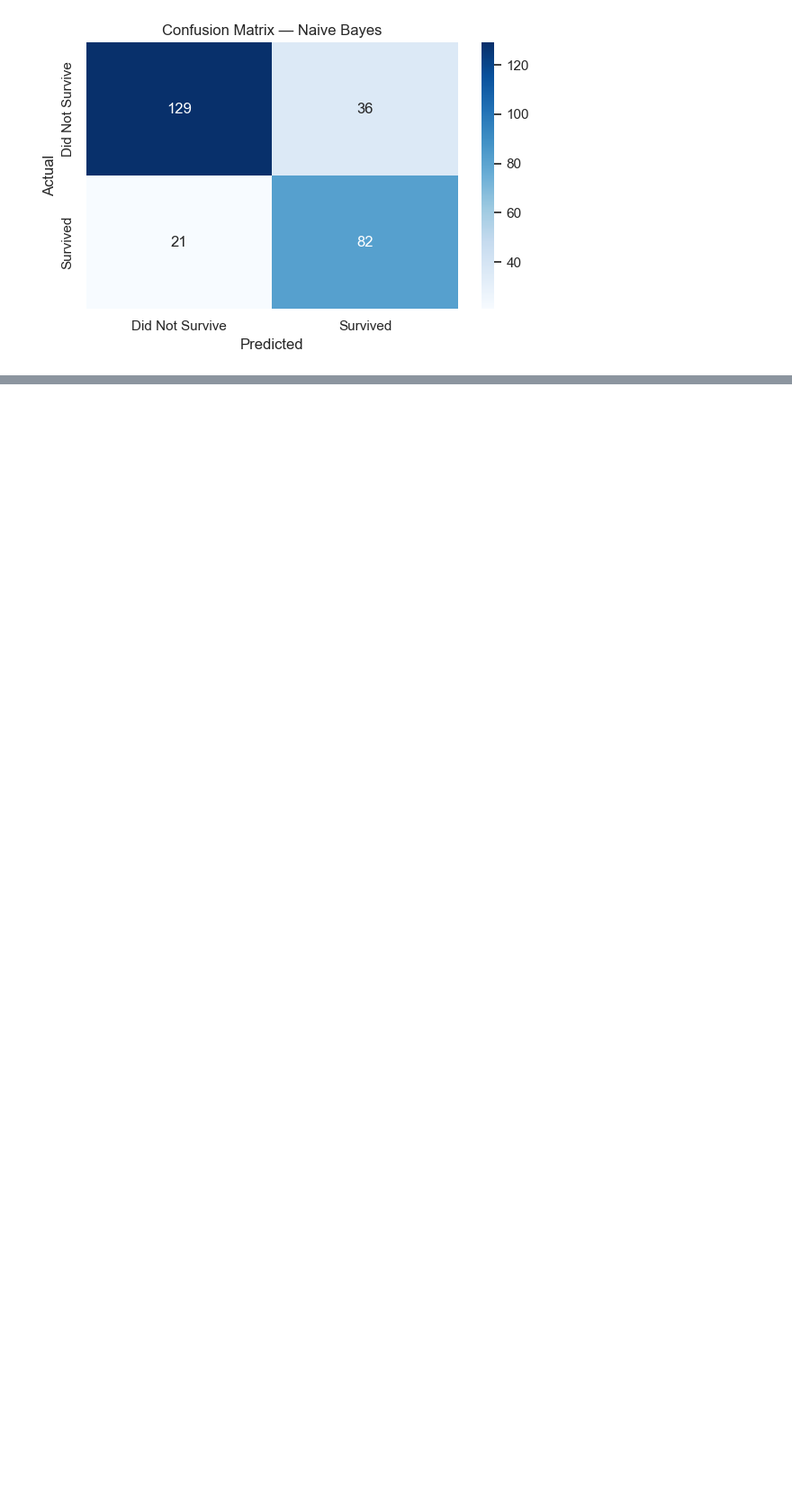
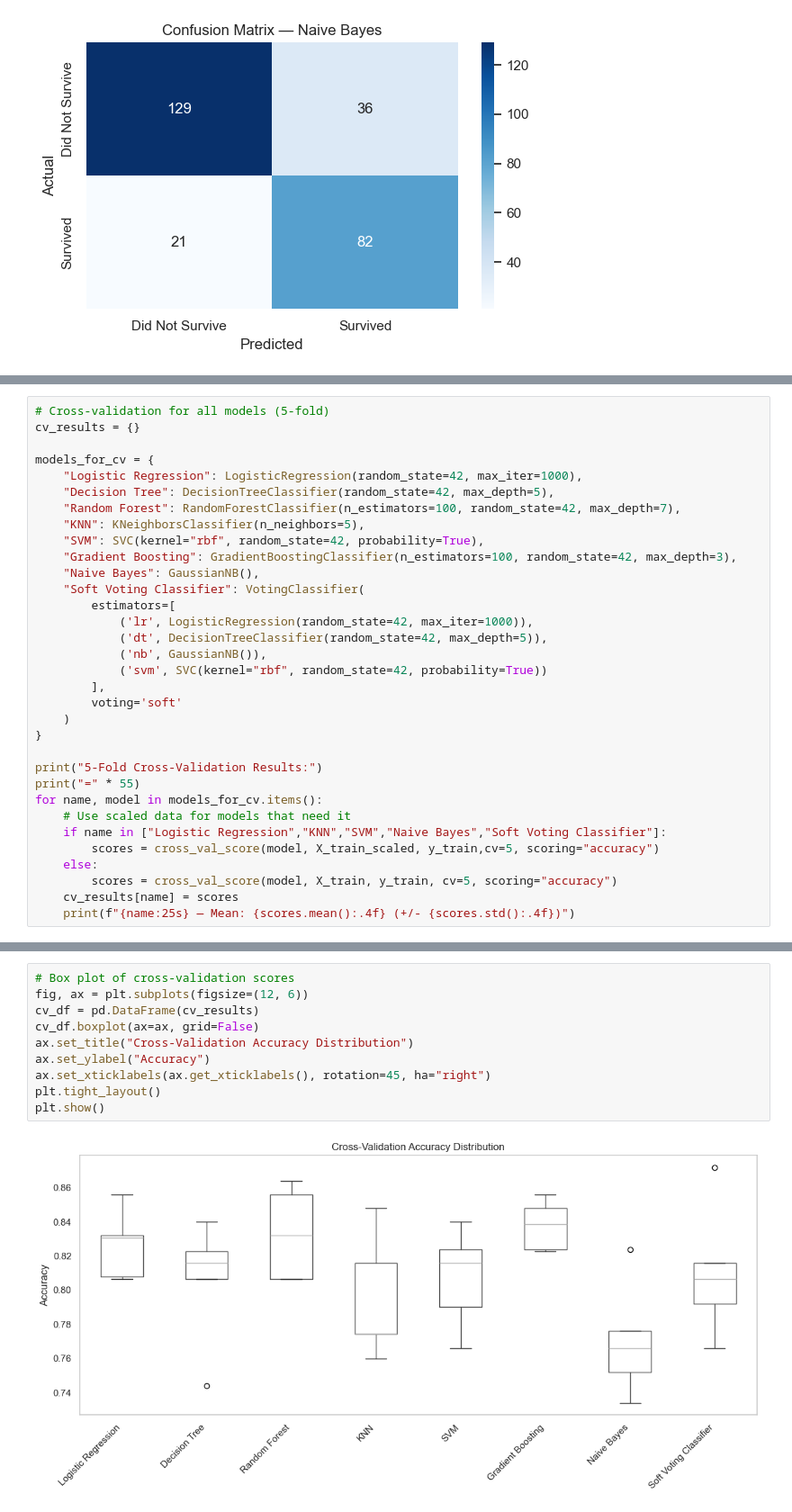
Before and after one commit to prerak2005/ML_PROJECTS, a Jupyter notebook: level_1_fundamental/titanic_survival_project/03_model_building.ipynb, the cells around one changed output, grey strips where cells are left out. Shown at 90% size. Drawn from its saved outputs; the diff is of its cells as text; blank space fills up the shorter version.

```diff
--- a/level_1_fundamental/titanic_survival_project/03_model_building.ipynb
+++ b/level_1_fundamental/titanic_survival_project/03_model_building.ipynb
@@ -395,0 +484,33 @@ weighted avg       0.80      0.79      0.79       268
+# %%
+# Cross-validation for all models (5-fold)
+cv_results = {}
+
+models_for_cv = {
+    "Logistic Regression": LogisticRegression(random_state=42, max_iter=1000),
+    "Decision Tree": DecisionTreeClassifier(random_state=42, max_depth=5),
+    "Random Forest": RandomForestClassifier(n_estimators=100, random_state=42, max_depth=7),
+    "KNN": KNeighborsClassifier(n_neighbors=5),
+    "SVM": SVC(kernel="rbf", random_state=42, probability=True),
+    "Gradient Boosting": GradientBoostingClassifier(n_estimators=100, random_state=42, max_depth=3),
+    "Naive Bayes": GaussianNB(),
+    "Soft Voting Classifier": VotingClassifier(
+        estimators=[
+            ('lr', LogisticRegression(random_state=42, max_iter=1000)),
+            ('dt', DecisionTreeClassifier(random_state=42, max_depth=5)),
+            ('nb', GaussianNB()),
+            ('svm', SVC(kernel="rbf", random_state=42, probability=True))
+        ],
+        voting='soft'
+    )
+}
+
+print("5-Fold Cross-Validation Results:")
+print("=" * 55)
+for name, model in models_for_cv.items():
+    # Use scaled data for models that need it
+    if name in ["Logistic Regression","KNN","SVM","Naive Bayes","Soft Voting Classifier"]:
+        scores = cross_val_score(model, X_train_scaled, y_train,cv=5, scoring="accuracy")
+    else:
+        scores = cross_val_score(model, X_train, y_train, cv=5, scoring="accuracy")
+    cv_results[name] = scores
+    print(f"{name:25s} — Mean: {scores.mean():.4f} (+/- {scores.std():.4f})")
@@ -395,0 +528,12 @@ weighted avg       0.80      0.79      0.79       268
+# %%
+# Box plot of cross-validation scores
+fig, ax = plt.subplots(figsize=(12, 6))
+cv_df = pd.DataFrame(cv_results)
+cv_df.boxplot(ax=ax, grid=False)
+ax.set_title("Cross-Validation Accuracy Distribution")
+ax.set_ylabel("Accuracy")
+ax.set_xticklabels(ax.get_xticklabels(), rotation=45, ha="right")
+plt.tight_layout()
+plt.show()
+# %% [output]
+[figure, added]
```
Also changed, not shown: parts of 20 cells of this notebook.
